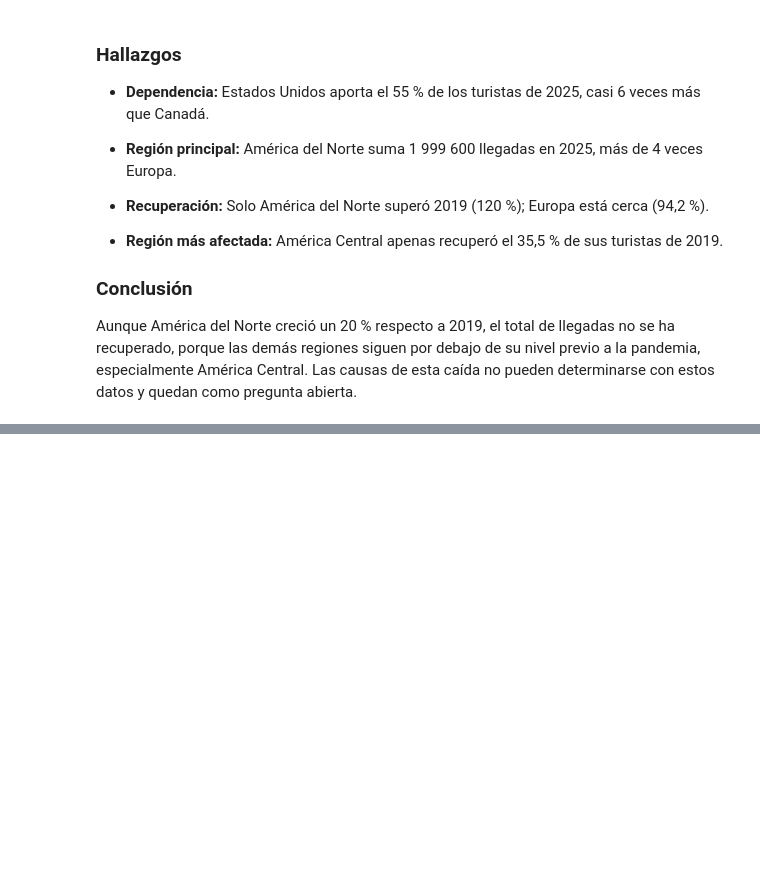
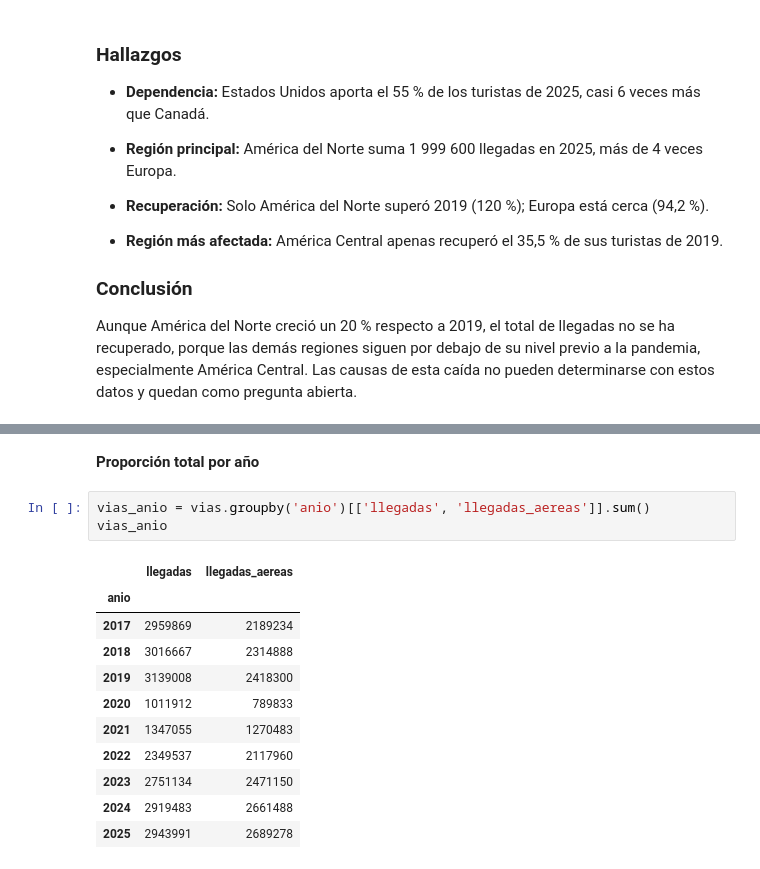
Before and after one commit to DanielleEspinoza/turismo-costa-rica, a Jupyter notebook: notebooks/02_eda.ipynb, the cells around one changed output, grey strips where cells are left out. Cells and saved outputs as stored; diff of their text form; blank space fills up the shorter version.

```diff
--- a/notebooks/02_eda.ipynb
+++ b/notebooks/02_eda.ipynb
@@ -263,0 +293,17 @@ Aunque América del Norte creció un 20 % respecto a 2019, el total de llegadas
+# %% [markdown]
+**Proporción total por año**
+# %%
+vias_anio = vias.groupby('anio')[['llegadas', 'llegadas_aereas']].sum()
+vias_anio
+# %% [output]
+|  | llegadas | llegadas_aereas |
+| anio |  |  |
+| 2017 | 2959869 | 2189234 |
+| 2018 | 3016667 | 2314888 |
+| 2019 | 3139008 | 2418300 |
+| 2020 | 1011912 | 789833 |
+| 2021 | 1347055 | 1270483 |
+| 2022 | 2349537 | 2117960 |
+| 2023 | 2751134 | 2471150 |
+| 2024 | 2919483 | 2661488 |
+| 2025 | 2943991 | 2689278 |
```
Also changed, not shown: parts of 11 cells of this notebook, 1 other file.
